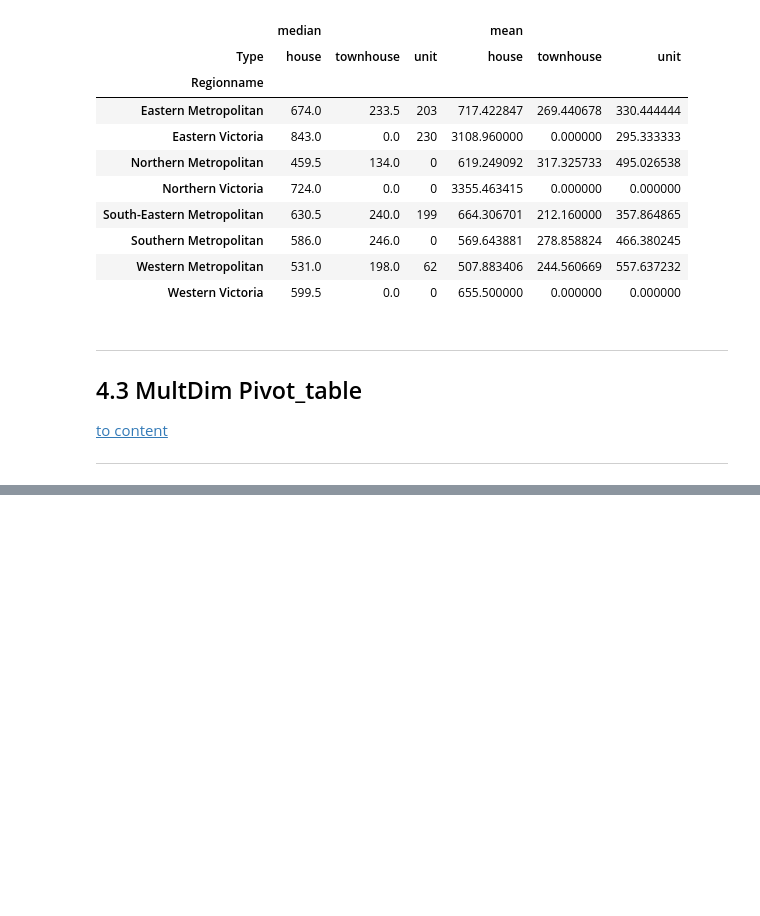
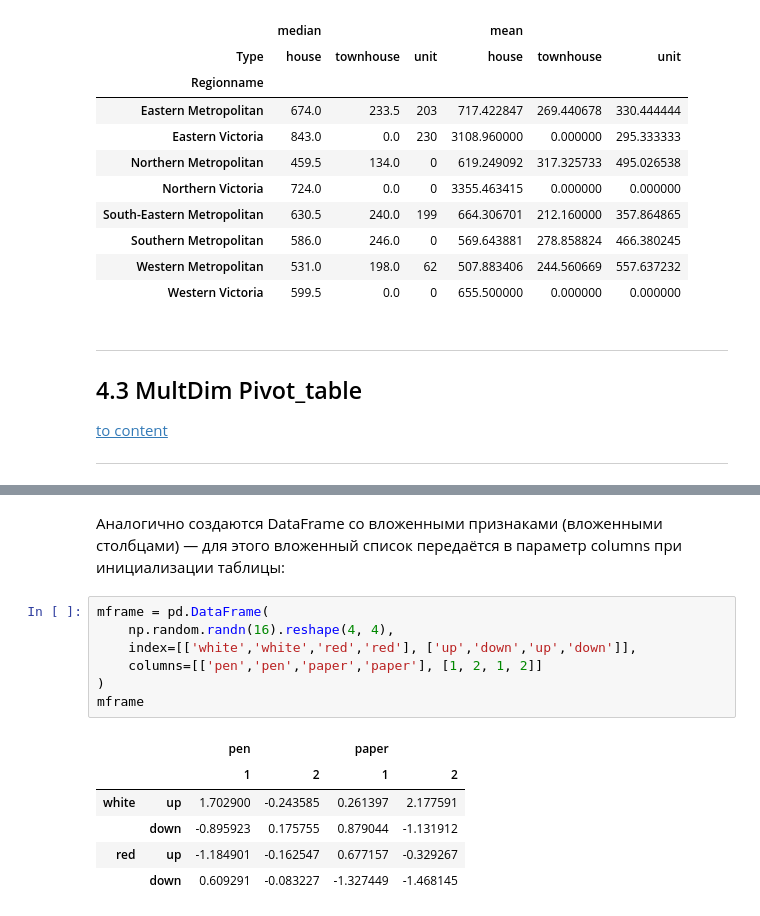
Before and after one commit to AndreiDS63/sf_data_science, a Jupyter notebook: practice/Python-12 Pandas Advanced/1. intro.ipynb, the cells around one changed output, grey strips where cells are left out. Saved outputs shown, nothing was run; the diff lists cells and outputs as text; blank space fills up the shorter version.

```diff
--- a/practice/Python-12 Pandas Advanced/1. intro.ipynb
+++ b/practice/Python-12 Pandas Advanced/1. intro.ipynb
@@ -555,0 +674,16 @@ ___
+# %% [markdown]
+Аналогично создаются DataFrame со вложенными признаками (вложенными столбцами) — для этого вложенный список передаётся в параметр columns при инициализации таблицы:
+# %%
+mframe = pd.DataFrame(
+    np.random.randn(16).reshape(4, 4),
+    index=[['white','white','red','red'], ['up','down','up','down']],
+    columns=[['pen','pen','paper','paper'], [1, 2, 1, 2]]
+)
+mframe
+# %% [output]
+|  |  | pen |  | paper |  |
+|  |  | 1 | 2 | 1 | 2 |
+| white | up | 1.702900 | -0.243585 | 0.261397 | 2.177591 |
+|  | down | -0.895923 | 0.175755 | 0.879044 | -1.131912 |
+| red | up | -1.184901 | -0.162547 | 0.677157 | -0.329267 |
+|  | down | 0.609291 | -0.083227 | -1.327449 | -1.468145 |
```
Also changed, not shown: parts of 20 cells of this notebook.
